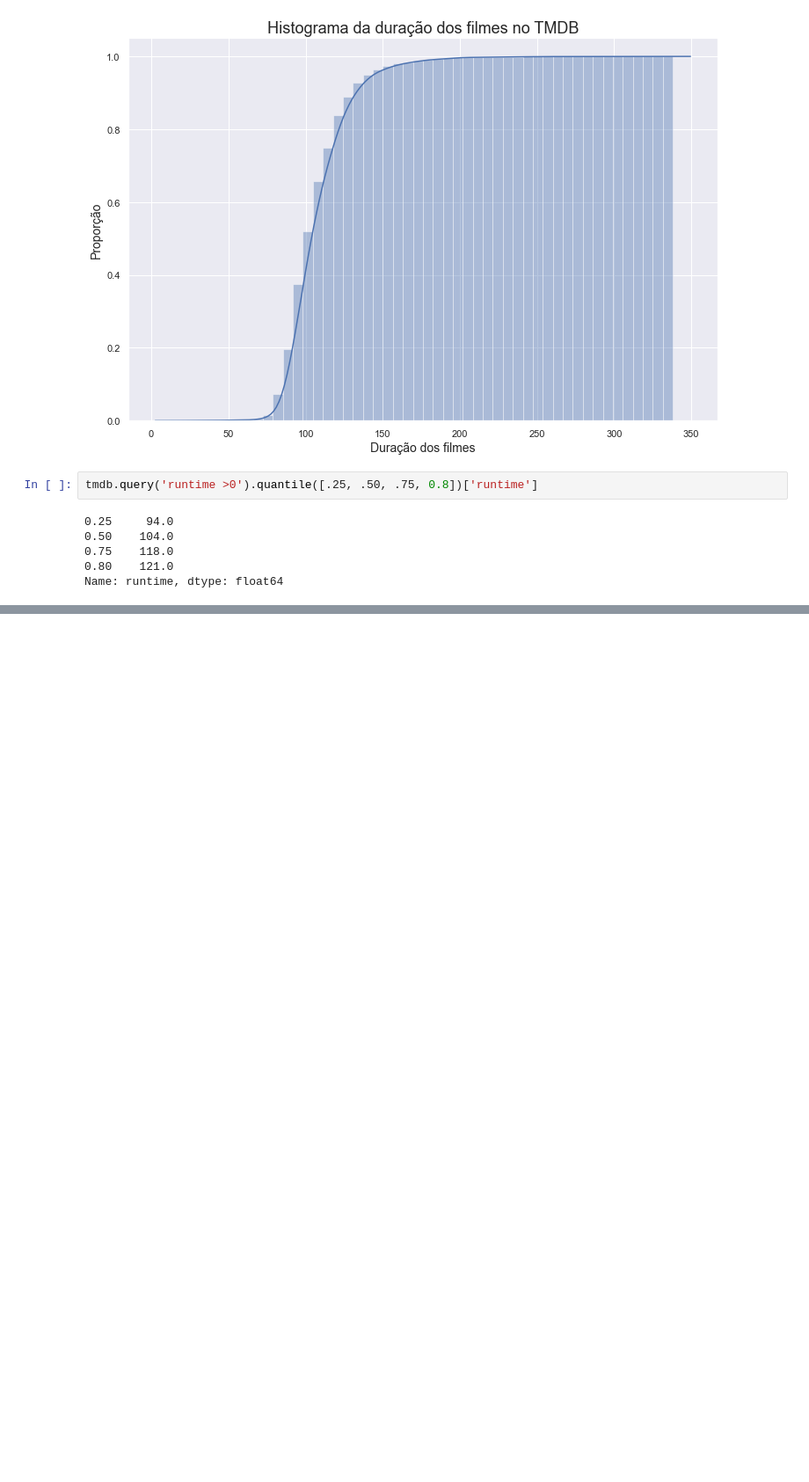
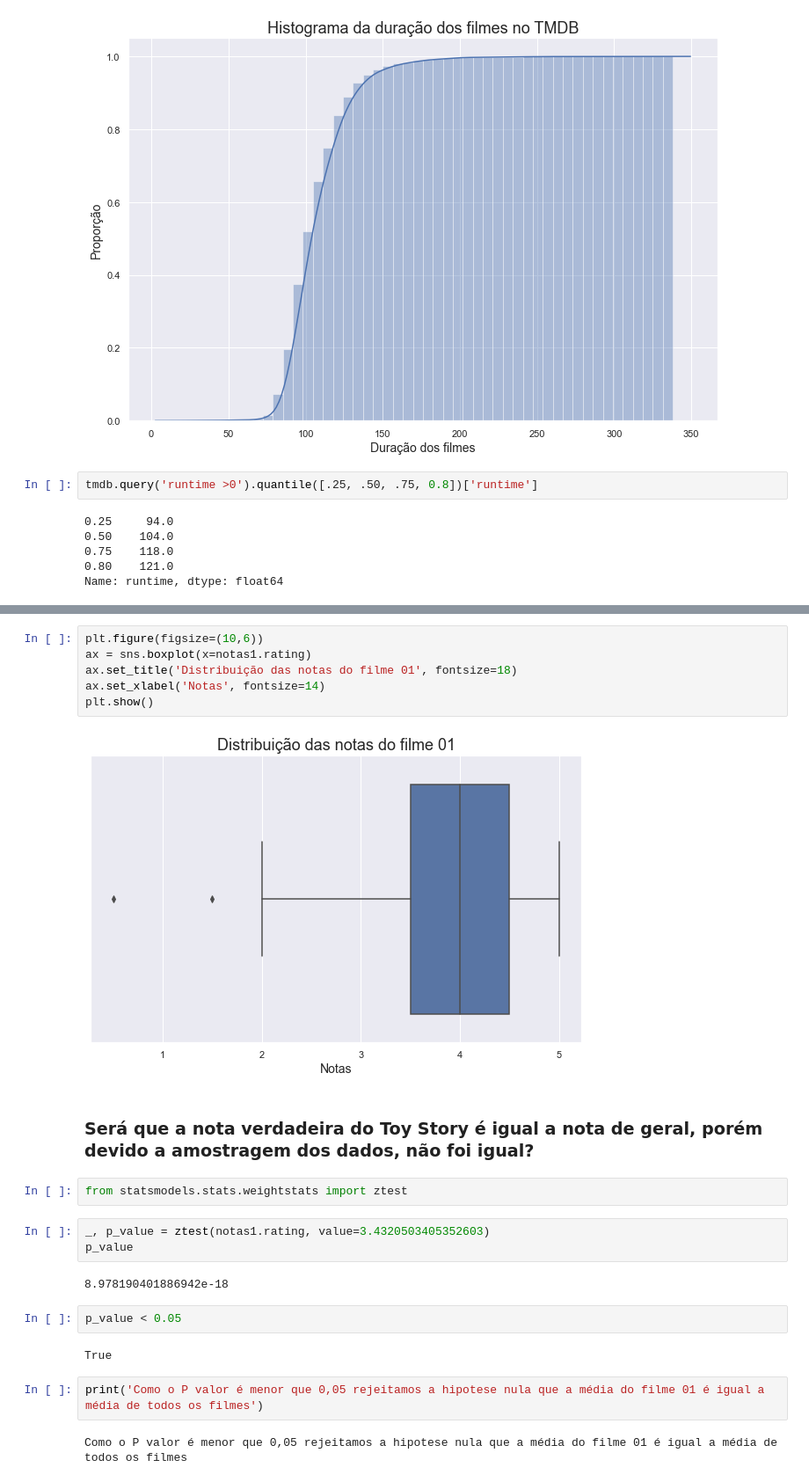
Before and after one commit to guilhermebap/Data-science-personal-study, a Jupyter notebook: Alura/Estatistica/Introdução a testes estatísticos com Python/Aula.ipynb, the cells around one changed output, grey strips where cells are left out. Shown at 88% size. Saved outputs shown, nothing was run; the diff lists cells and outputs as text; blank space fills up the shorter version.

```diff
--- a/Alura/Estatistica/Introdução a testes estatísticos com Python/Aula.ipynb
+++ b/Alura/Estatistica/Introdução a testes estatísticos com Python/Aula.ipynb
@@ -316,0 +415,25 @@ Name: runtime, dtype: float64
+# %%
+plt.figure(figsize=(10,6))
+ax = sns.boxplot(x=notas1.rating)
+ax.set_title('Distribuição das notas do filme 01', fontsize=18)
+ax.set_xlabel('Notas', fontsize=14)
+plt.show()
+# %% [output]
+[figure, added]
+# %% [markdown]
+### Será que a nota verdadeira do Toy Story é igual a nota de geral, porém devido a amostragem dos dados, não foi igual?
+# %%
+from statsmodels.stats.weightstats import ztest
+# %%
+_, p_value = ztest(notas1.rating, value=3.4320503405352603)
+p_value
+# %% [output]
+8.978190401886942e-18
+# %%
+p_value < 0.05
+# %% [output]
+True
+# %%
+print('Como o P valor é menor que 0,05 rejeitamos a hipotese nula que a média do filme 01 é igual a média de todos os filmes')
+# %% [output]
+Como o P valor é menor que 0,05 rejeitamos a hipotese nula que a média do filme 01 é igual a média de todos os filmes
```
Also changed, not shown: parts of 16 cells of this notebook.
